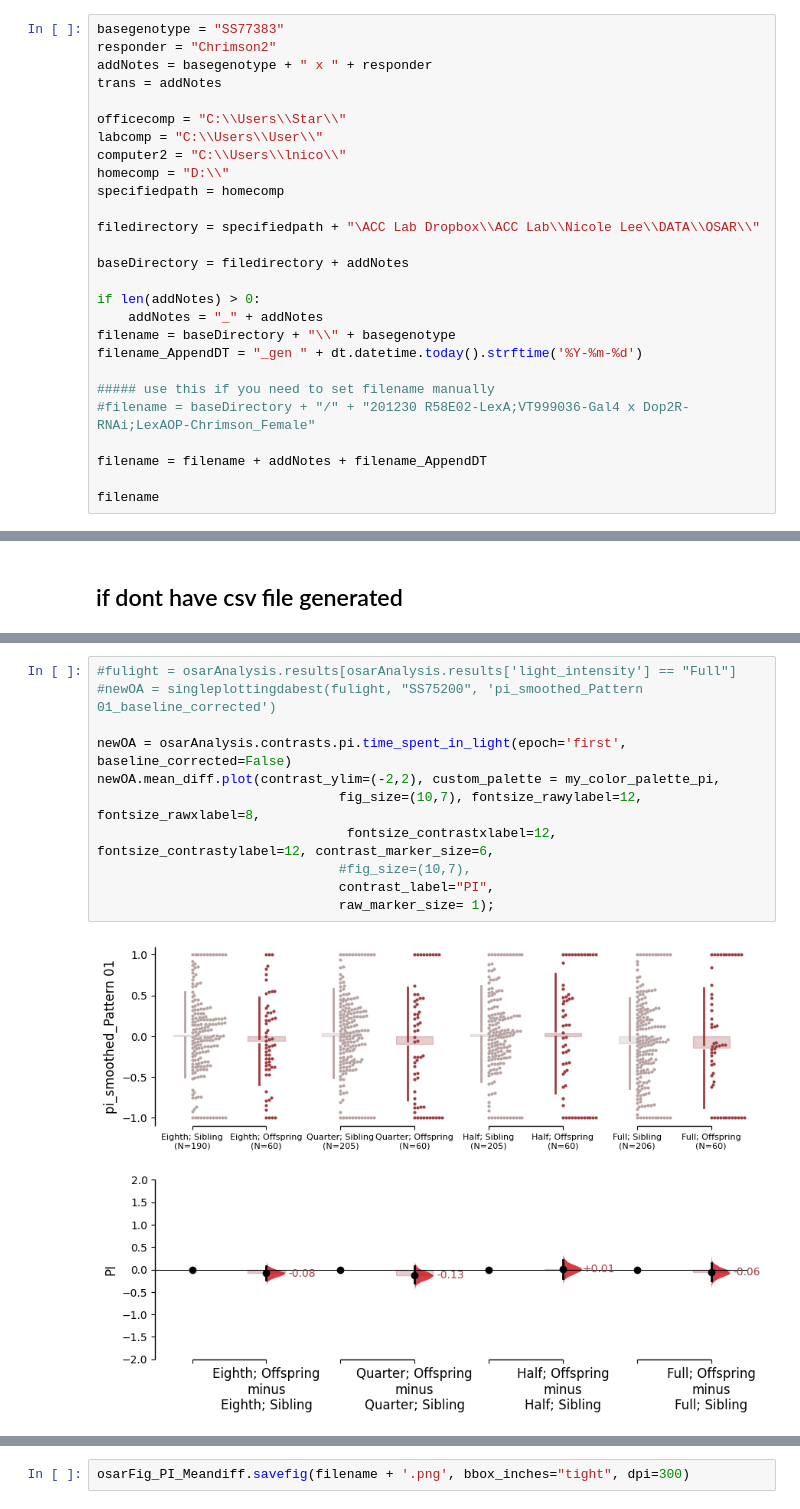
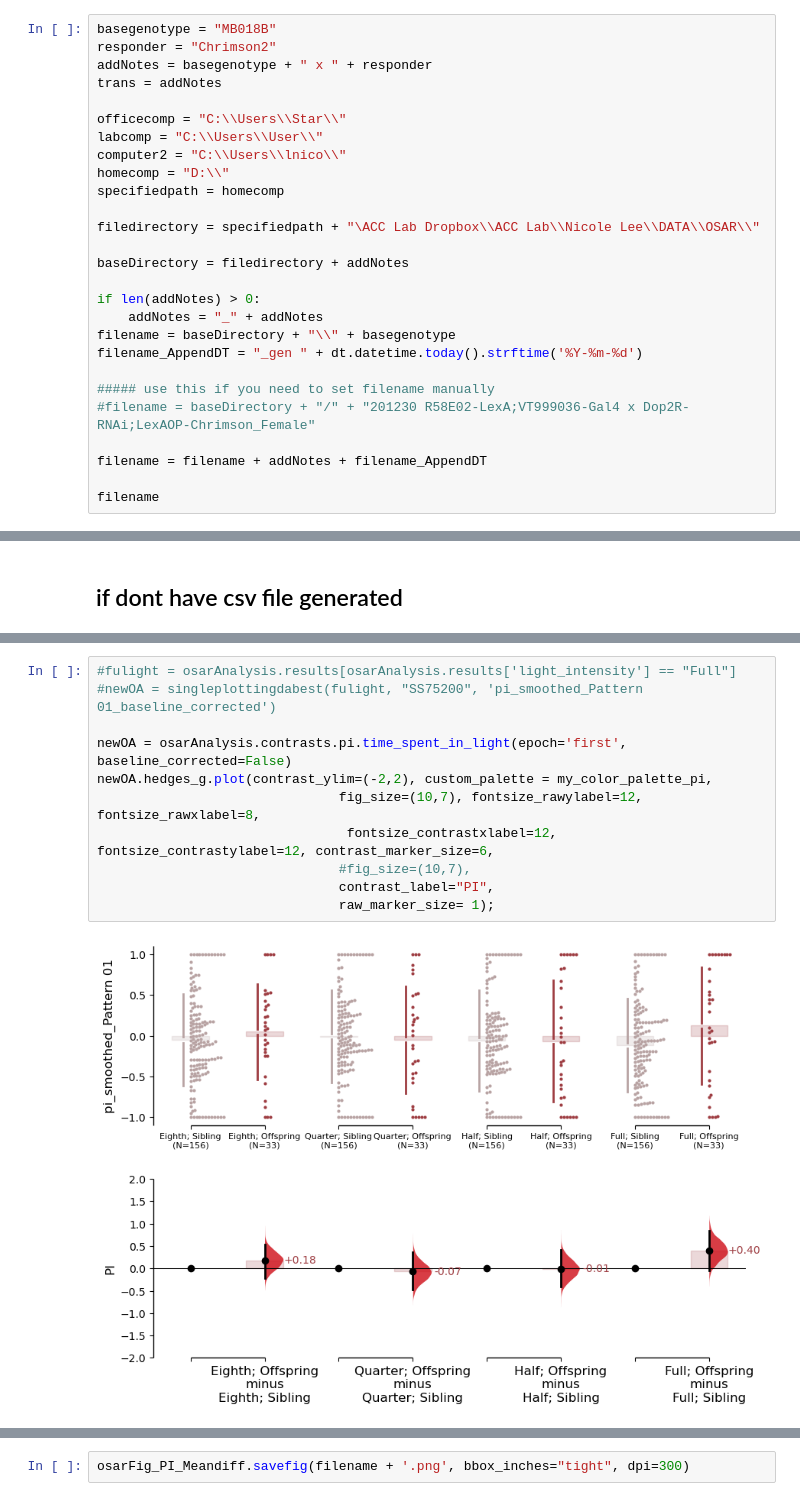
Before and after one commit to lnicole08/OSAR-Nicole-version, a Jupyter notebook: Four light intensities.ipynb, the cells around one changed output, grey strips where cells are left out. Cells and saved outputs as stored; diff of their text form.

```diff
--- a/Four light intensities.ipynb
+++ b/Four light intensities.ipynb
@@ -23,7 +23,7 @@ Pre-compiling numba functions for DABEST...
 Numba compilation complete!
 0.23.7
 # %%
-basegenotype = "SS77383"
+basegenotype = "MB018B"
 responder = "Chrimson2"
 addNotes = basegenotype + " x " + responder
 trans = addNotes
@@ -108,14 +108,14 @@ All done.
 # %%
 #fulight = osarAnalysis.results[osarAnalysis.results['light_intensity'] == "Full"]
 #newOA = singleplottingdabest(fulight, "SS75200", 'pi_smoothed_Pattern 01_baseline_corrected')
 
 newOA = osarAnalysis.contrasts.pi.time_spent_in_light(epoch='first', baseline_corrected=False)
-newOA.mean_diff.plot(contrast_ylim=(-2,2), custom_palette = my_color_palette_pi,
+newOA.hedges_g.plot(contrast_ylim=(-2,2), custom_palette = my_color_palette_pi,
                                fig_size=(10,7), fontsize_rawylabel=12, fontsize_rawxlabel=8,
                                 fontsize_contrastxlabel=12, fontsize_contrastylabel=12, contrast_marker_size=6,
                                #fig_size=(10,7),
                                contrast_label="PI",
                                raw_marker_size= 1);
 # %% [output]
-[figure, old version]
+[figure, new version]
 # %%
```
Also changed, not shown: parts of 4 cells of this notebook, 10 other files.
